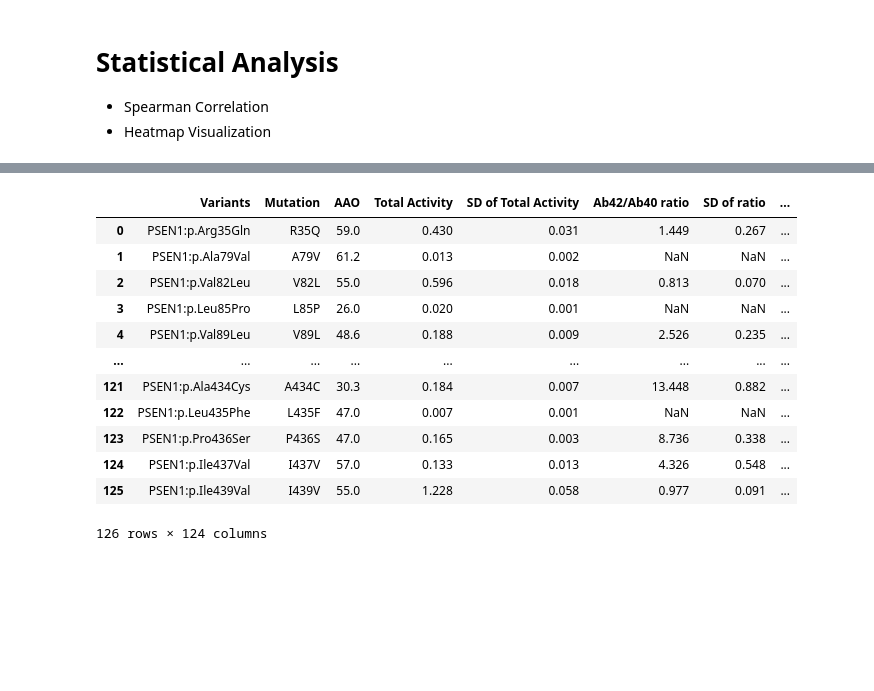
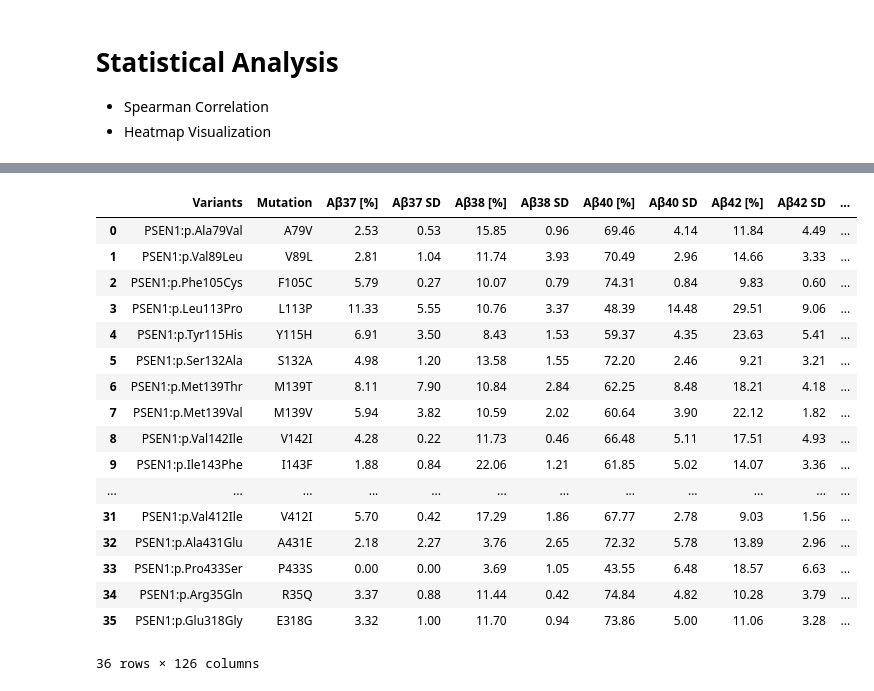
Before and after one commit to jiyeonsongg/am_comparison, a Jupyter notebook: spearman_heatmap.ipynb, the cells around one changed output, grey strips where cells are left out. Drawn from its saved outputs; the diff is of its cells as text; code cells hidden in the pictures; blank space fills up the shorter version.

```diff
--- a/spearman_heatmap.ipynb
+++ b/spearman_heatmap.ipynb
@@ -16,24 +35,35 @@
 import pandas as pd
 import numpy as np
 from scipy import stats
-from pandas.api.types import CategoricalDtype
 import seaborn as sns
 import matplotlib.pyplot as plt
-
-# --- 2️⃣ Load Dataset ---
-df = pd.read_csv("raw_data/PSEN1_Sun.csv")
-df # Display the dataset
+from pandas.api.types import CategoricalDtype
-# %% [output]
-|  | Variants | Mutation | AAO | Total Activity | SD of Total Activity | Ab42/Ab40 ratio | SD of ratio | ... |
-| 0 | PSEN1:p.Arg35Gln | R35Q | 59.0 | 0.430 | 0.031 | 1.449 | 0.267 | ... |
-| 1 | PSEN1:p.Ala79Val | A79V | 61.2 | 0.013 | 0.002 | NaN | NaN | ... |
-| 2 | PSEN1:p.Val82Leu | V82L | 55.0 | 0.596 | 0.018 | 0.813 | 0.070 | ... |
-| 3 | PSEN1:p.Leu85Pro | L85P | 26.0 | 0.020 | 0.001 | NaN | NaN | ... |
-| 4 | PSEN1:p.Val89Leu | V89L | 48.6 | 0.188 | 0.009 | 2.526 | 0.235 | ... |
-| ... | ... | ... | ... | ... | ... | ... | ... | ... |
-| 121 | PSEN1:p.Ala434Cys | A434C | 30.3 | 0.184 | 0.007 | 13.448 | 0.882 | ... |
-| 122 | PSEN1:p.Leu435Phe | L435F | 47.0 | 0.007 | 0.001 | NaN | NaN | ... |
-| 123 | PSEN1:p.Pro436Ser | P436S | 47.0 | 0.165 | 0.003 | 8.736 | 0.338 | ... |
-| 124 | PSEN1:p.Ile437Val | I437V | 57.0 | 0.133 | 0.013 | 4.326 | 0.548 | ... |
-| 125 | PSEN1:p.Ile439Val | I439V | 55.0 | 1.228 | 0.058 | 0.977 | 0.091 | ... |
-126 rows × 124 columns
+# %%
+# --- 2️⃣ User Inputs (EDIT THESE ONLY) ---
+DATA_FILE = "raw_data/PSEN1_Petit.csv"
+OUTCOME_COLUMNS = ["Aβ37 [%]", "Aβ38 [%]", "Aβ40 [%]", "Aβ42 [%]", "Aβ43 [%]"]
+HEATMAP_TITLE = "Spearman's Correlation Heatmap — PSEN1 Petit et al."
+OUTPUT_PREFIX = "PSEN1_Petit"
+# %%
+# --- 3️⃣ Load Dataset ---
+df = pd.read_csv(DATA_FILE)
+df  # display dataframe
+# %% [output]
+|  | Variants | Mutation | Aβ37 [%] | Aβ37 SD | Aβ38 [%] | Aβ38 SD | Aβ40 [%] | Aβ40 SD | Aβ42 [%] | Aβ42 SD | ... |
+| 0 | PSEN1:p.Ala79Val | A79V | 2.53 | 0.53 | 15.85 | 0.96 | 69.46 | 4.14 | 11.84 | 4.49 | ... |
+| 1 | PSEN1:p.Val89Leu | V89L | 2.81 | 1.04 | 11.74 | 3.93 | 70.49 | 2.96 | 14.66 | 3.33 | ... |
+| 2 | PSEN1:p.Phe105Cys | F105C | 5.79 | 0.27 | 10.07 | 0.79 | 74.31 | 0.84 | 9.83 | 0.60 | ... |
+| 3 | PSEN1:p.Leu113Pro | L113P | 11.33 | 5.55 | 10.76 | 3.37 | 48.39 | 14.48 | 29.51 | 9.06 | ... |
+| 4 | PSEN1:p.Tyr115His | Y115H | 6.91 | 3.50 | 8.43 | 1.53 | 59.37 | 4.35 | 23.63 | 5.41 | ... |
+| 5 | PSEN1:p.Ser132Ala | S132A | 4.98 | 1.20 | 13.58 | 1.55 | 72.20 | 2.46 | 9.21 | 3.21 | ... |
+| 6 | PSEN1:p.Met139Thr | M139T | 8.11 | 7.90 | 10.84 | 2.84 | 62.25 | 8.48 | 18.21 | 4.18 | ... |
+| 7 | PSEN1:p.Met139Val | M139V | 5.94 | 3.82 | 10.59 | 2.02 | 60.64 | 3.90 | 22.12 | 1.82 | ... |
+| 8 | PSEN1:p.Val142Ile | V142I | 4.28 | 0.22 | 11.73 | 0.46 | 66.48 | 5.11 | 17.51 | 4.93 | ... |
+| 9 | PSEN1:p.Ile143Phe | I143F | 1.88 | 0.84 | 22.06 | 1.21 | 61.85 | 5.02 | 14.07 | 3.36 | ... |
+| ... | ... | ... | ... | ... | ... | ... | ... | ... | ... | ... | ... |
+| 31 | PSEN1:p.Val412Ile | V412I | 5.70 | 0.42 | 17.29 | 1.86 | 67.77 | 2.78 | 9.03 | 1.56 | ... |
+| 32 | PSEN1:p.Ala431Glu | A431E | 2.18 | 2.27 | 3.76 | 2.65 | 72.32 | 5.78 | 13.89 | 2.96 | ... |
+| 33 | PSEN1:p.Pro433Ser | P433S | 0.00 | 0.00 | 3.69 | 1.05 | 43.55 | 6.48 | 18.57 | 6.63 | ... |
+| 34 | PSEN1:p.Arg35Gln | R35Q | 3.37 | 0.88 | 11.44 | 0.42 | 74.84 | 4.82 | 10.28 | 3.79 | ... |
+| 35 | PSEN1:p.Glu318Gly | E318G | 3.32 | 1.00 | 11.70 | 0.94 | 73.86 | 5.00 | 11.06 | 3.28 | ... |
+36 rows × 126 columns
```
Also changed, not shown: parts of 16 cells of this notebook, 7 other files.
